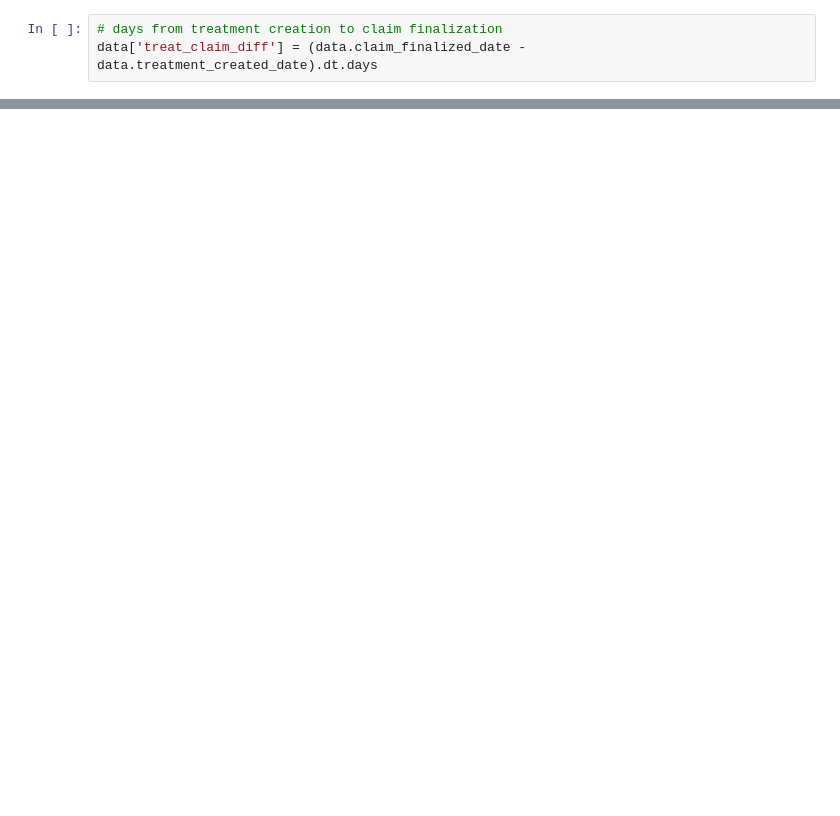
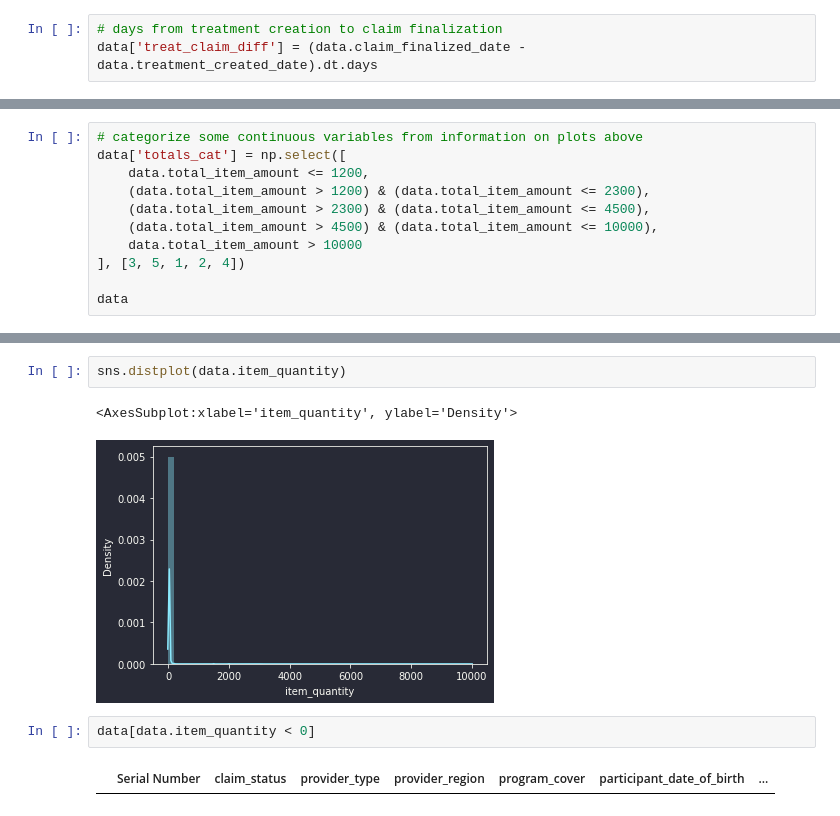
Before and after one commit to lyraxvincent/insurance-claims-prediction, a Jupyter notebook: 2.Feature Engineering, test various algorithms.ipynb, the cells around one changed output, grey strips where cells are left out. Saved outputs shown, nothing was run; the diff lists cells and outputs as text; blank space fills up the shorter version.

```diff
--- a/2.Feature Engineering, test various algorithms.ipynb
+++ b/2.Feature Engineering, test various algorithms.ipynb
@@ -85,0 +96,11 @@ len(data)
+# %%
+# categorize some continuous variables from information on plots above
+data['totals_cat'] = np.select([
+    data.total_item_amount <= 1200,
+    (data.total_item_amount > 1200) & (data.total_item_amount <= 2300),
+    (data.total_item_amount > 2300) & (data.total_item_amount <= 4500),
+    (data.total_item_amount > 4500) & (data.total_item_amount <= 10000),
+    data.total_item_amount > 10000
+], [3, 5, 1, 2, 4])
+
+data
@@ -85,0 +121,9 @@ len(data)
+# %%
+sns.distplot(data.item_quantity)
+# %% [output]
+<AxesSubplot:xlabel='item_quantity', ylabel='Density'>
+[figure, added]
+# %%
+data[data.item_quantity < 0]
+# %% [output]
+|  | Serial Number | claim_status | provider_type | provider_region | program_cover | participant_date_of_birth | ... |
```
Also changed, not shown: parts of 9 cells of this notebook.
